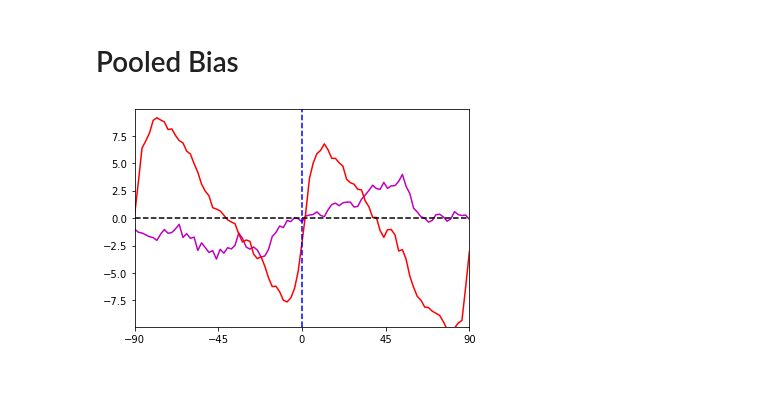
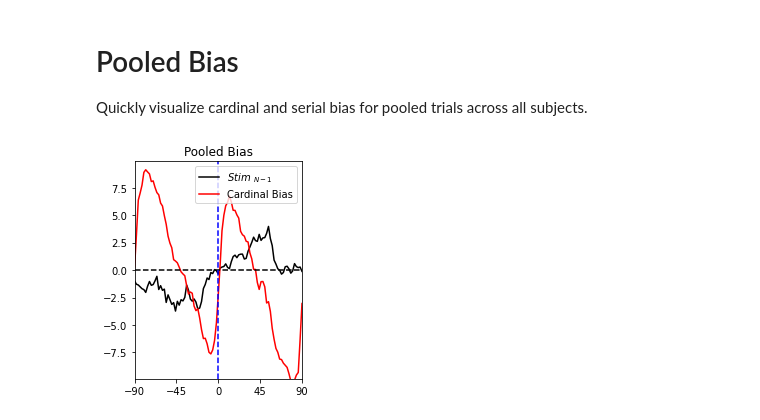
Before and after one commit to TimCSheehan/historyResponseModeling, a Jupyter notebook: UMI_BIAS_Clean_v1.ipynb, the cells around one changed output. Drawn from its saved outputs; the diff is of its cells as text; code cells hidden in the pictures; blank space fills up the shorter version.

```diff
--- a/UMI_BIAS_Clean_v1.ipynb
+++ b/UMI_BIAS_Clean_v1.ipynb
@@ -29,22 +48,23 @@ EV = pd.read_csv('data/task_events_local_v9.csv',index_col=0)
-# %% [markdown]
-# Pooled Bias
+# %% [markdown]
+# Pooled Bias
+Quickly visualize cardinal and serial bias for pooled trials across all subjects.
 # %%
 nb=-1
-d_ori = SDF.get_nb(nb,EV['correctAngle'].values,1,ori_wrap)
+d_ori = SDF.get_nb(nb,EV['correctAngle'].values,1,ori_wrap) # dStim_nb
 
-
-# d_ori = np.concatenate(([0],SDF.wrap(EV['correctAngle'].values[:-1]-EV['correctAngle'].values[1:])))
 n_bns = 91
 bns = np.linspace(-90,90,n_bns)
 overlap = 3
 this_sd = SDF.do_bining(bns,overlap,d_ori,EV['E']*d2r2,want_var='circ_mean')*r2d2
+this_cb = SDF.do_bining(bns,overlap,EV.correctAngle,EV['E']*d2r2,want_var='circ_mean')*r2d2
 
-this_cb = SDF.do_bining(bns,overlap,EV.correctAngle,EV['E']*d2r2,want_var='circ_mean')*r2d2
-this_cv = SDF.do_bining(bns,overlap*4,EV.correctAngle,EV['E']*d2r2,want_var='circ_var')
+plt.figure(figsize=(3,4))
 # plt.plot(bns,this_sd)
-plt.plot(bns,this_sd,'m')
-plt.plot(bns,this_cb,color='r')
+plt.plot(bns,this_sd,'k',label='$Stim~_{N-1}$')
+plt.plot(bns,this_cb,color='r',label='Cardinal Bias')
 SDF.d_plot(1,9.9,-90)
+plt.legend()
+plt.title('Pooled Bias')
 plt.show()
 # %% [output]
-[figure, old version]
+[figure, new version]
```
Also changed, not shown: parts of 18 cells of this notebook, 6 other files.
